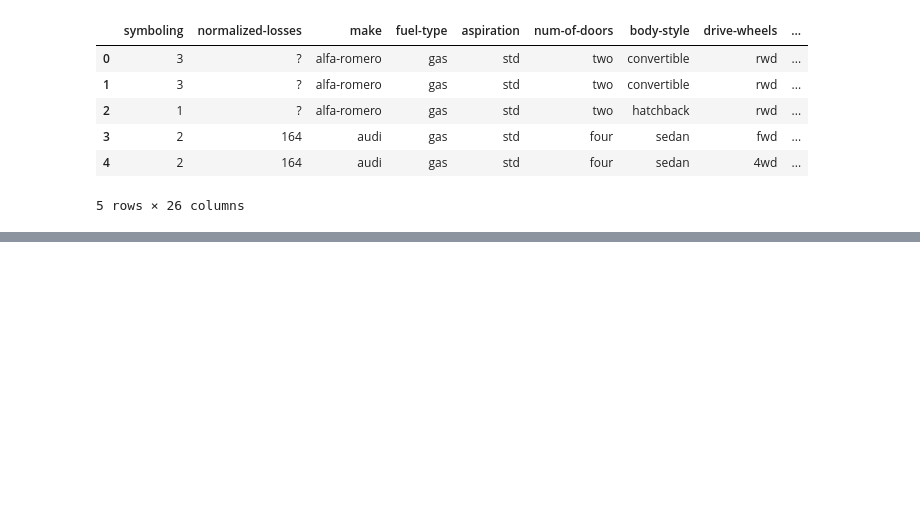
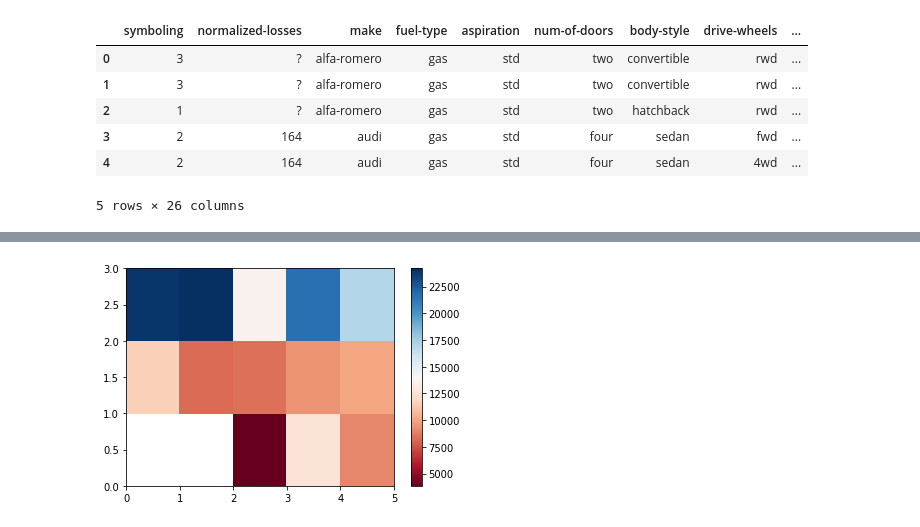
Before and after one commit to Huynh-Tr/Data-Analysis, a Jupyter notebook: IBM data analysis.ipynb, the cells around one changed output, grey strips where cells are left out. Drawn from its saved outputs; the diff is of its cells as text; code cells hidden in the pictures; blank space fills up the shorter version.

```diff
--- a/IBM data analysis.ipynb
+++ b/IBM data analysis.ipynb
@@ -100,0 +348,6 @@ dataset.head()
+# %%
+ dataset.price = dataset.price.astype("float")
+
+dataset_groupby = dataset[["drive-wheels","body-style","price"]].groupby(["drive-wheels","body-style"], as_index= False).mean().sort_values(by = "price")
+
+dataset_groupby
@@ -100,0 +369,3 @@ dataset.head()
+# %%
+dataset_pivot = dataset_groupby.pivot(index = "drive-wheels", columns = "body-style")
+dataset_pivot
@@ -100,0 +379,6 @@ dataset.head()
+# %%
+plt.pcolor(dataset_pivot, cmap = "RdBu")
+plt.colorbar()
+plt.show()
+# %% [output]
+[figure, added]
```
Also changed, not shown: parts of 110 cells of this notebook, 1 other file.
